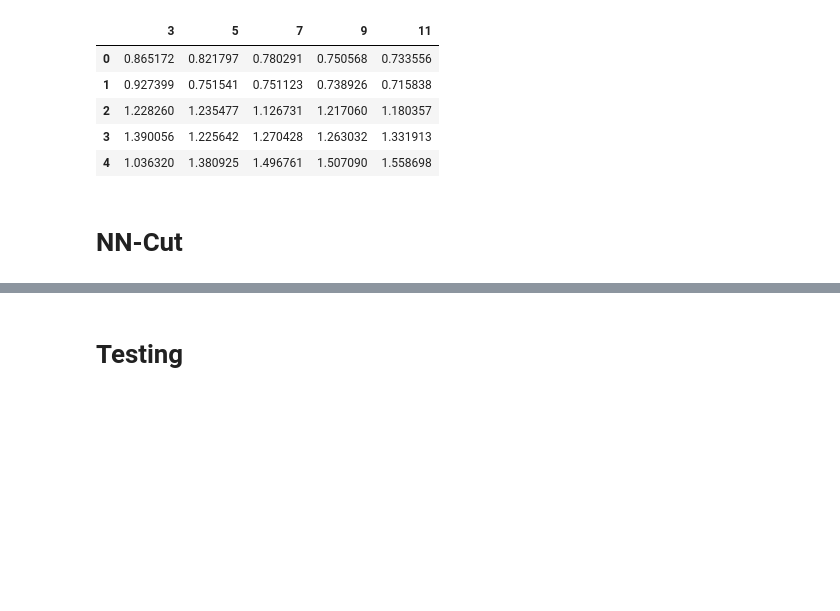
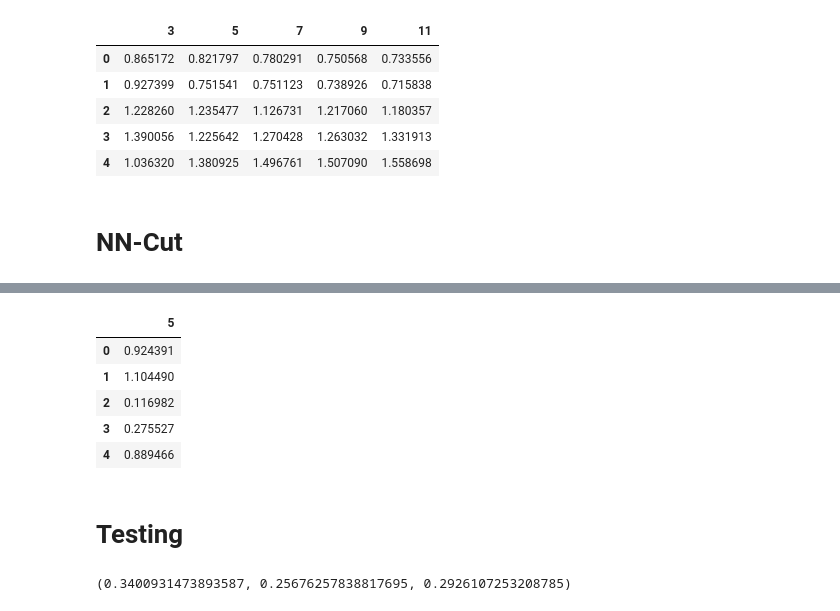
Before and after one commit to kmohab71/Image_Segmentation, a Jupyter notebook: IS.ipynb, the cells around one changed output, grey strips where cells are left out. Saved outputs shown, nothing was run; the diff lists cells and outputs as text; code cells hidden in the pictures; blank space fills up the shorter version.

```diff
--- a/IS.ipynb
+++ b/IS.ipynb
@@ -165,5 +185,18 @@ NN_entropy_score_pd= pd.DataFrame(data=NN_entropy_score, columns=[5])
+# %%
+NN_entropy_score_pd
+# %% [output]
+|  | 5 |
+| 0 | 0.924391 |
+| 1 | 1.104490 |
+| 2 | 0.116982 |
+| 3 | 0.275527 |
+| 4 | 0.889466 |
 # %% [markdown]
 # Testing
 # %%
 KMeans(n_clusters=5, random_state=0).fit_predict(image_samples[100])
 visualize(images_list[100],segmentation_Gt[100],boundries[100])
+# %%
+NN_conditional_entropy_score
+# %% [output]
+(0.3400931473893587, 0.25676257838817695, 0.2926107253208785)
```
Also changed, not shown: parts of 3 cells of this notebook, 20 other files.
